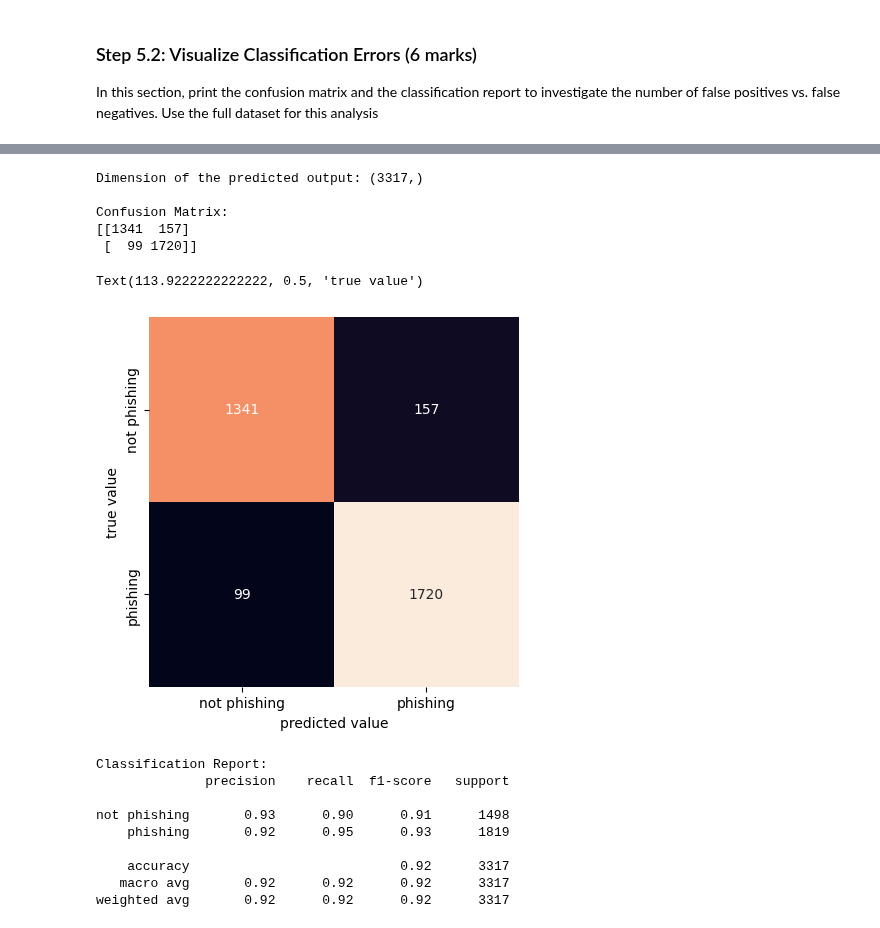
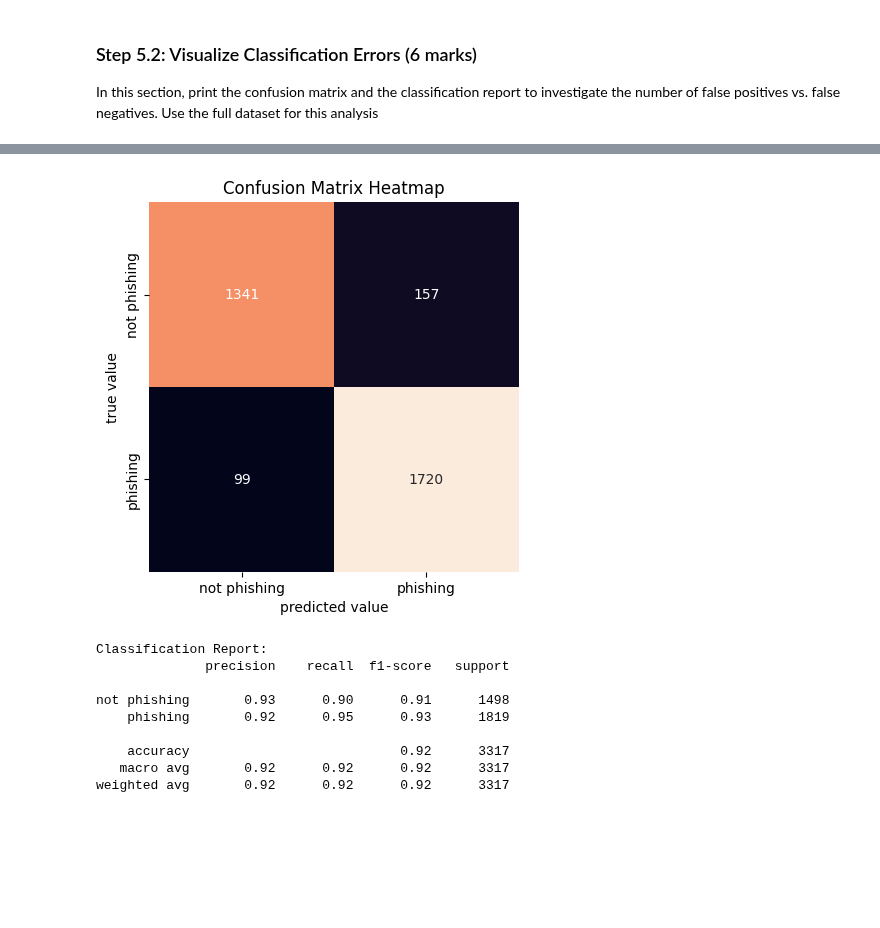
Before and after one commit to azizaahsan1/engg680_2024_fall, a Jupyter notebook: Lab_Assignment3/Assignment3.ipynb, the cells around one changed output, grey strips where cells are left out. Saved outputs shown, nothing was run; the diff lists cells and outputs as text; code cells hidden in the pictures; blank space fills up the shorter version.

```diff
--- a/Lab_Assignment3/Assignment3.ipynb
+++ b/Lab_Assignment3/Assignment3.ipynb
@@ -547,45 +666,33 @@ weighted avg       0.92      0.92      0.92      3317
-# %%
-# TO DO: Print classification report (2 marks)
-# TO DO: Retrieve target vector and predicted values for testing set using full dataset and print the dimension of the predicted output (2 mark)
-# Note: 70% training set, 30% testing set
-
-from sklearn.metrics import confusion_matrix, classification_report
-
-# split the data (using the full dataset)
-x_train, x_test, y_train, y_test = train_test_split(x, y, test_size=0.3, random_state=0)
-
-# train the model on the full dataset's training set
-model = LogisticRegression(max_iter=2000)
-model.fit(x_train, y_train)
-
-# get predictions on the testing set
-y_test_pred = model.predict(x_test)
-
-# print the dimension of the predicted output
-print(f'Dimension of the predicted output: {y_test_pred.shape}\n')
-
-# confusion Matrix
-conf_matrix = confusion_matrix(y_test, y_test_pred)
-print("Confusion Matrix:")
-print(conf_matrix)
-# %% [output]
-Dimension of the predicted output: (3317,)
-
-Confusion Matrix:
-[[1341  157]
- [  99 1720]]
 # %%
 import seaborn as sns
 
 # TO DO: Calculate confusion matrix (2 marks) : conf_mat
 
+import matplotlib.pyplot as plt
+from sklearn.metrics import confusion_matrix
+
+# Split the full dataset into training (70%) and testing (30%) sets
+x_train, x_test, y_train, y_test = train_test_split(x, y, test_size=0.3, random_state=0)
+
+# Initialize and train the logistic regression model
+model = LogisticRegression(max_iter=2000)
+model.fit(x_train, y_train)
+
+# Predict on the test set
+y_test_pred = model.predict(x_test)
+
+# Calculate confusion matrix
+conf_mat = confusion_matrix(y_test, y_test_pred)
+
 # Below code prints confusion matrix using a heatmap
 sns.heatmap(conf_mat, xticklabels=['not phishing', 'phishing'],  yticklabels=['not phishing', 'phishing'], square=True, annot=True, cbar=False, fmt='d')
 plt.xlabel('predicted value')
 plt.ylabel('true value')
+
+plt.title("Confusion Matrix Heatmap")
+plt.show()
 # %% [output]
-Text(113.9222222222222, 0.5, 'true value')
-[figure, old version]
+[figure, new version]
 # %%
 # TO DO: Print classification report (2 marks)
 
```
Also changed, not shown: parts of 3 cells of this notebook.
